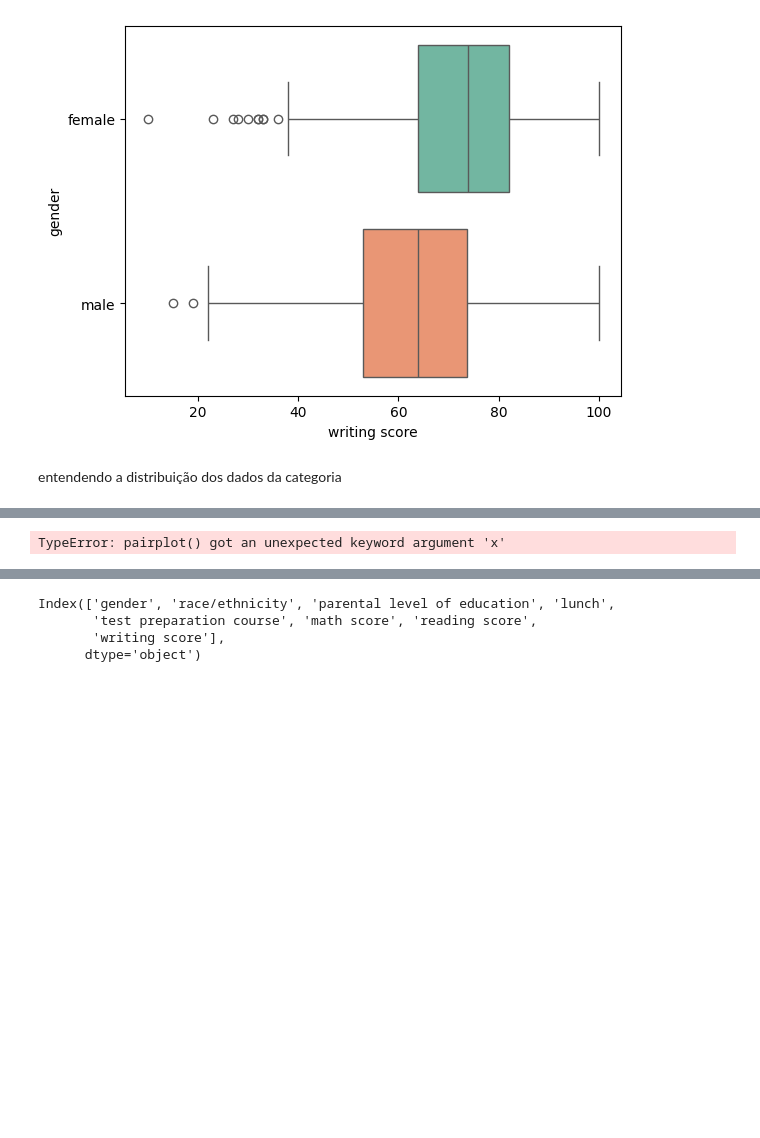
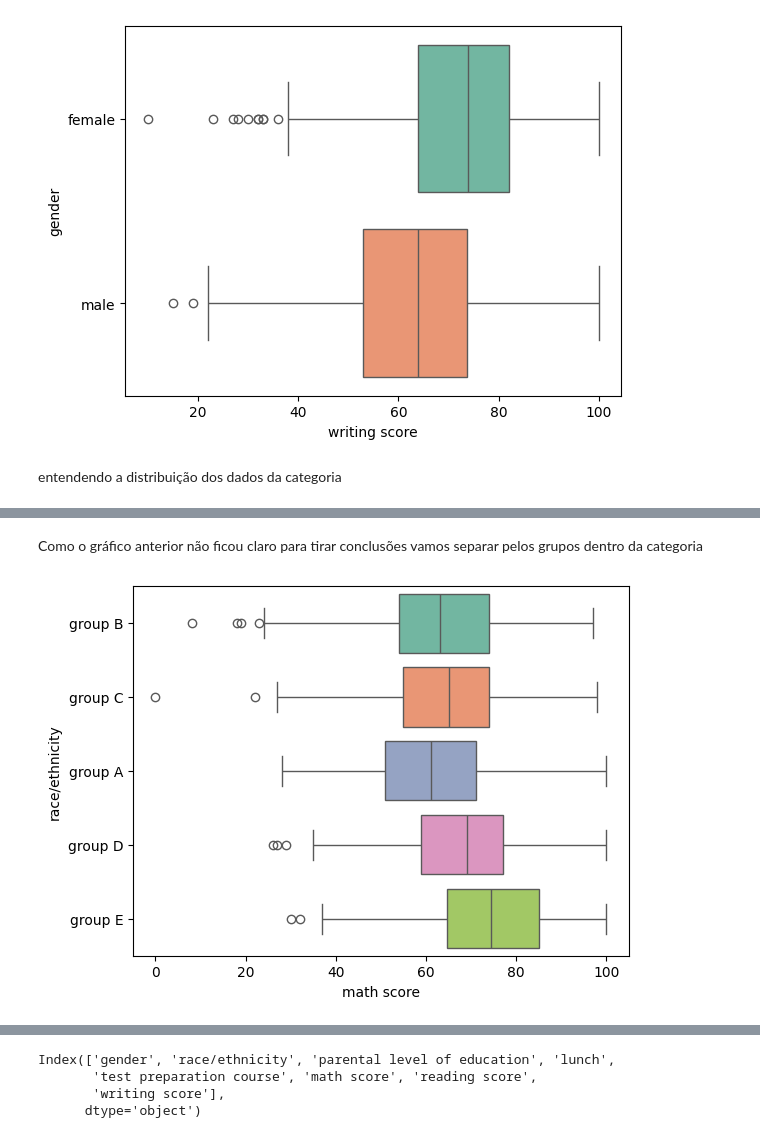
Before and after one commit to Vinicius-DataAnalyst/portfolio, a Jupyter notebook: 02_PROJ_Education.ipynb, the cells around one changed output, grey strips where cells are left out. Drawn from its saved outputs; the diff is of its cells as text; code cells hidden in the pictures; blank space fills up the shorter version.

```diff
--- a/02_PROJ_Education.ipynb
+++ b/02_PROJ_Education.ipynb
@@ -260,4 +267,9 @@ entendendo a distribuição dos dados da categoria
+# %% [markdown]
+Como o gráfico anterior não ficou claro para tirar conclusões vamos separar pelos grupos dentro da categoria
 # %%
-sns.pairplot( x= 'math score', y = 'race/ethnicity')
+sns.boxplot( data = df ,
+            x = 'math score',
+            y = 'race/ethnicity',
+            palette = "Set2");
 # %% [output]
-TypeError: pairplot() got an unexpected keyword argument 'x'
+[figure, added]
```
Also changed, not shown: parts of 6 cells of this notebook.
